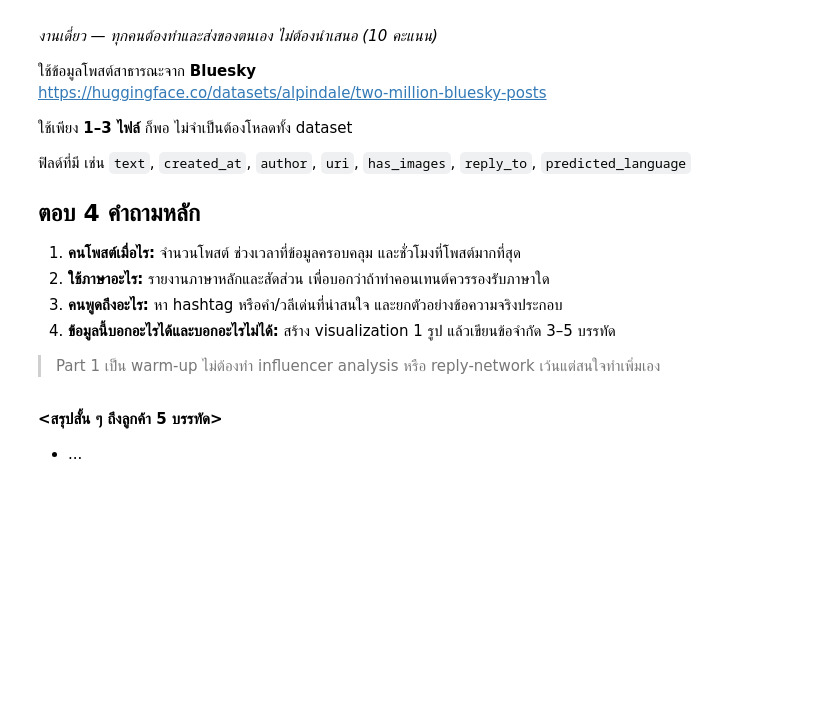
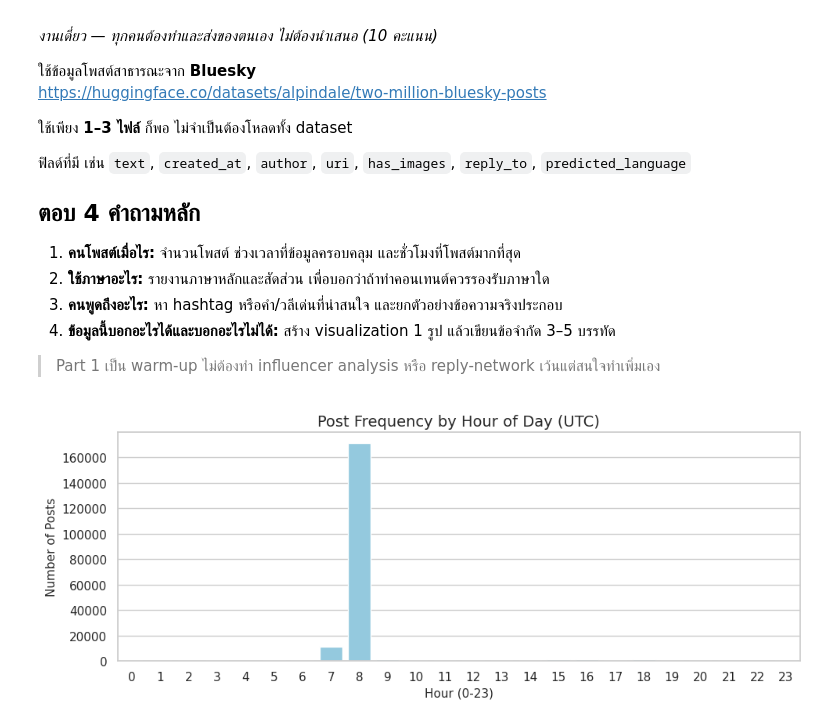
Before and after one commit to audomsak-pypy/Project1-Text_Analytics69, a Jupyter notebook: Part1_673020271-0.ipynb, the cells around one changed output. Saved outputs shown, nothing was run; the diff lists cells and outputs as text; code cells hidden in the pictures; blank space fills up the shorter version.

```diff
--- a/Part1_673020271-0.ipynb
+++ b/Part1_673020271-0.ipynb
@@ -80,4 +52,43 @@ https://huggingface.co/datasets/alpindale/two-million-bluesky-posts
-# %% [markdown]
-**<สรุปสั้น ๆ ถึงลูกค้า 5 บรรทัด>**
-
-* ...
+# %%
+# ----------------- Your code here -----------------
+import json
+import re
+from collections import Counter
+import pandas as pd
+import matplotlib.pyplot as plt
+import seaborn as sns
+
+def iter_jsonl(path):
+    with open(path, encoding='utf-8') as f:
+        for line in f:
+            if line.strip():
+                yield json.loads(line)
+file_paths = [
+    'posts_20241127_082640.jsonl',
+    'posts_20241127_075630.jsonl'
+]
+# ดึงข้อมูลเข้าลิสต์
+extracted_data = []
+for path in file_paths:
+    for item in iter_jsonl(path):
+        extracted_data.append({
+            'text': item.get('text', ''),
+            'created_at': item.get('created_at'),
+            'predicted_language': item.get('predicted_language', 'unknown')
+        })
+df = pd.DataFrame(extracted_data)
+# แปลงวันที่และสร้างคอลัมน์ hour
+df['created_at'] = pd.to_datetime(df['created_at'], format='mixed', utc=True)
+df['hour'] = df['created_at'].dt.hour
+# %%
+sns.set_theme(style="whitegrid")
+plt.figure(figsize=(10, 4))
+hourly_data = df['hour'].value_counts().sort_index()
+sns.barplot(x=hourly_data.index, y=hourly_data.values, color="skyblue")
+plt.title("Post Frequency by Hour of Day (UTC)", fontsize=14)
+plt.xlabel("Hour (0-23)", fontsize=11)
+plt.ylabel("Number of Posts", fontsize=11)
+plt.tight_layout()
+plt.show()
+# %% [output]
+[figure, added]
```
Also changed, not shown: parts of 5 cells of this notebook.
